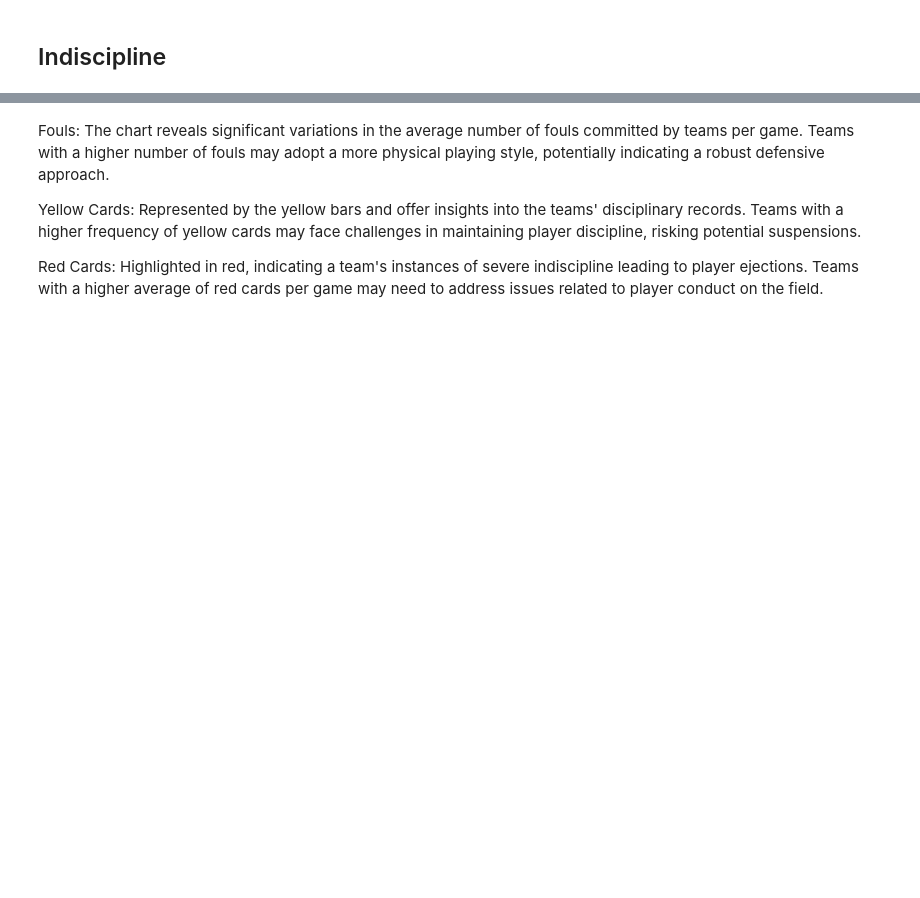
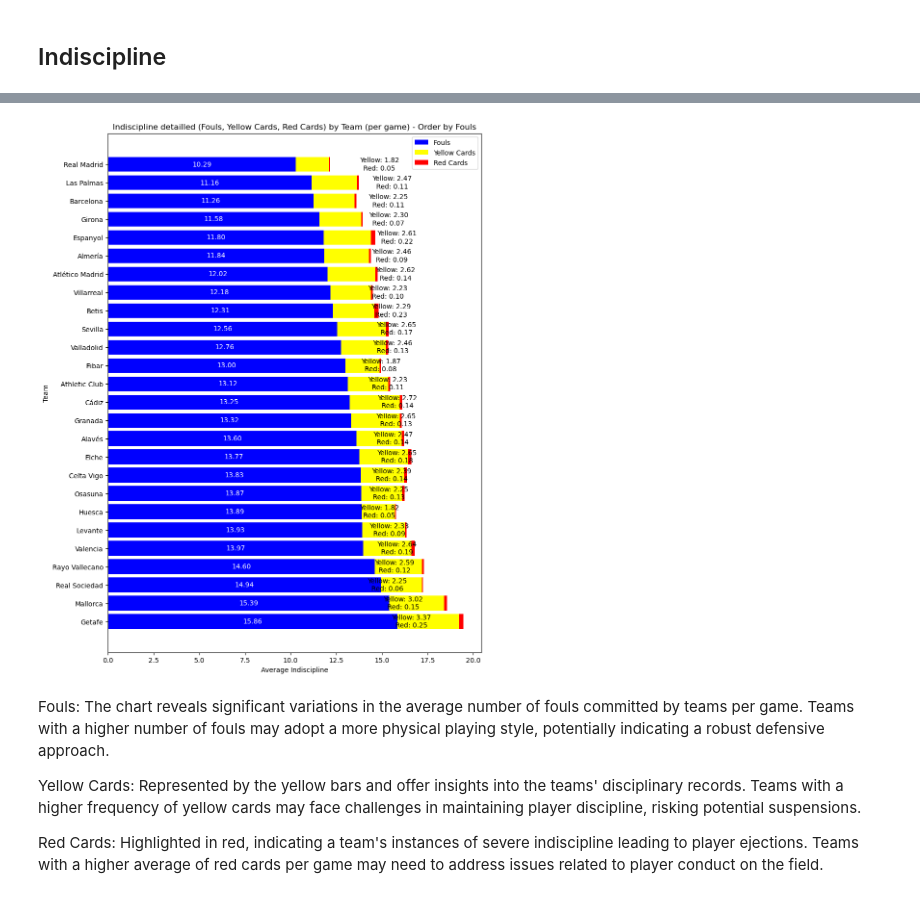
Before and after one commit to aurelpow/liga_project, a Jupyter notebook: LIGA HISTORICAL DATA ANALYSIS.ipynb, the cells around one changed output, grey strips where cells are left out. Cells and saved outputs as stored; diff of their text form; code cells hidden in the pictures; blank space fills up the shorter version.

```diff
--- a/LIGA HISTORICAL DATA ANALYSIS.ipynb
+++ b/LIGA HISTORICAL DATA ANALYSIS.ipynb
@@ -177,6 +252,75 @@ fig.update_traces(texttemplate='%{x:.2f}', textposition='inside')
 fig.show()
 # %% [output]
 [interactive output not drawn]
+# %%
+# Calculate the total indiscipline score for each team
+db['Total_Indiscipline'] = db['Fouls'] + db['Yellow_cards'] + db['Red_cards']
+
+# Group by 'Team' and calculate the mean values
+indiscipline_summary = db.groupby('Team')[['Fouls', 'Yellow_cards', 'Red_cards', 'Total_Indiscipline']].mean().reset_index()
+
+# Sort the teams based on the total indiscipline score in descending order
+indiscipline_summary_sorted = indiscipline_summary.sort_values(by='Fouls', ascending=False)
+
+# Create a horizontal bar plot with different colors for yellow and red cards using matplotlib
+plt.figure(figsize=(10, 14))
+
+# Use a Seaborn color palette to assign different colors to each bar
+colors = {'Fouls': 'blue', 'Yellow_cards': 'yellow', 'Red_cards': 'red'}
+
+# Plot horizontal bars for Fouls
+bars_fouls = plt.barh(
+    indiscipline_summary_sorted['Team'],
+    indiscipline_summary_sorted['Fouls'],
+    color=colors['Fouls'],
+    label='Fouls'
+)
+
+# Plot horizontal bars for Yellow Cards
+bars_yellow_cards = plt.barh(
+    indiscipline_summary_sorted['Team'],
+    indiscipline_summary_sorted['Yellow_cards'],
+    left=indiscipline_summary_sorted['Fouls'],
+    color=colors['Yellow_cards'],
+    label='Yellow Cards'
+)
+
+# Plot horizontal bars for Red Cards
+bars_red_cards = plt.barh(
+    indiscipline_summary_sorted['Team'],
+    indiscipline_summary_sorted['Red_cards'],
+    left=indiscipline_summary_sorted['Fouls'] + indiscipline_summary_sorted['Yellow_cards'],
+    color=colors['Red_cards'],
+    label='Red Cards'
+)
+
+# Add fouls values as text annotations inside the bar in white color
+for team, fouls in zip(
+    indiscipline_summary_sorted['Team'],
+    indiscipline_summary_sorted['Fouls']
+):
+    plt.text(fouls/2, team, f'{fouls:.2f}', va='center', ha='center', fontsize=10, color='white')
+
+# Add yellow card values as text annotations inside the yellow card bar in black color
+for team, yellow_cards, red_cards in zip(
+    indiscipline_summary_sorted['Team'],
+    indiscipline_summary_sorted['Yellow_cards'],
+    indiscipline_summary_sorted['Red_cards']
+):
+    plt.text(fouls + yellow_cards + red_cards +2.7, team, f'Yellow: {yellow_cards:.2f}\nRed: {red_cards:.2f}', va='center', ha='center', fontsize=10, color='black')
+
+# Set labels and title
+plt.xlabel('Average Indiscipline')
+plt.ylabel('Team')
+plt.title('Indiscipline detailled (Fouls, Yellow Cards, Red Cards) by Team (per game) - Order by Fouls')
+
+# Show the legend
+plt.legend()
+
+# Show the plot
+plt.show()
+# %% [output]
+[figure, added]
 # %% [markdown]
 Fouls:
 The chart reveals significant variations in the average number of fouls committed by teams per game.
```
Also changed, not shown: parts of 8 cells of this notebook.
